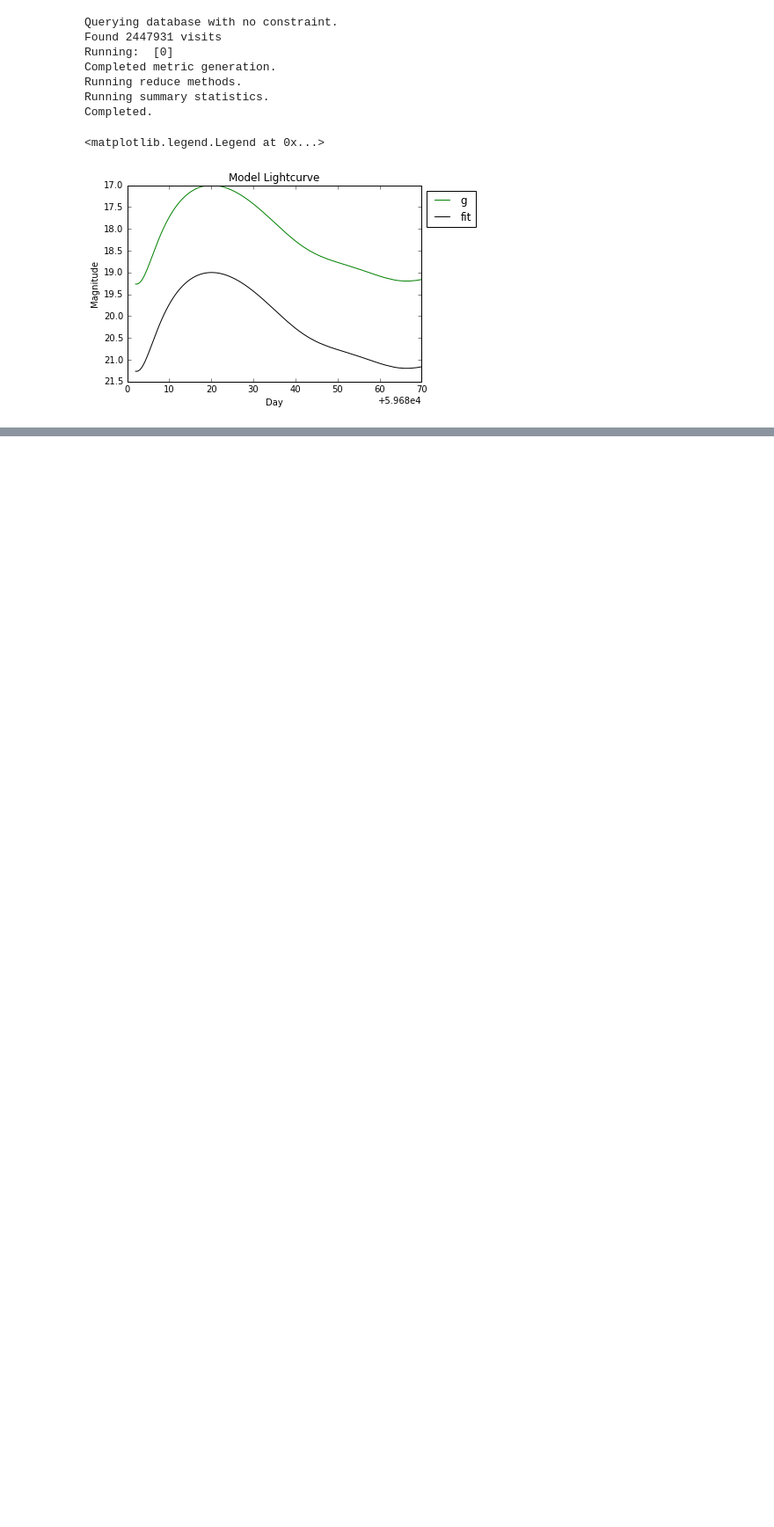
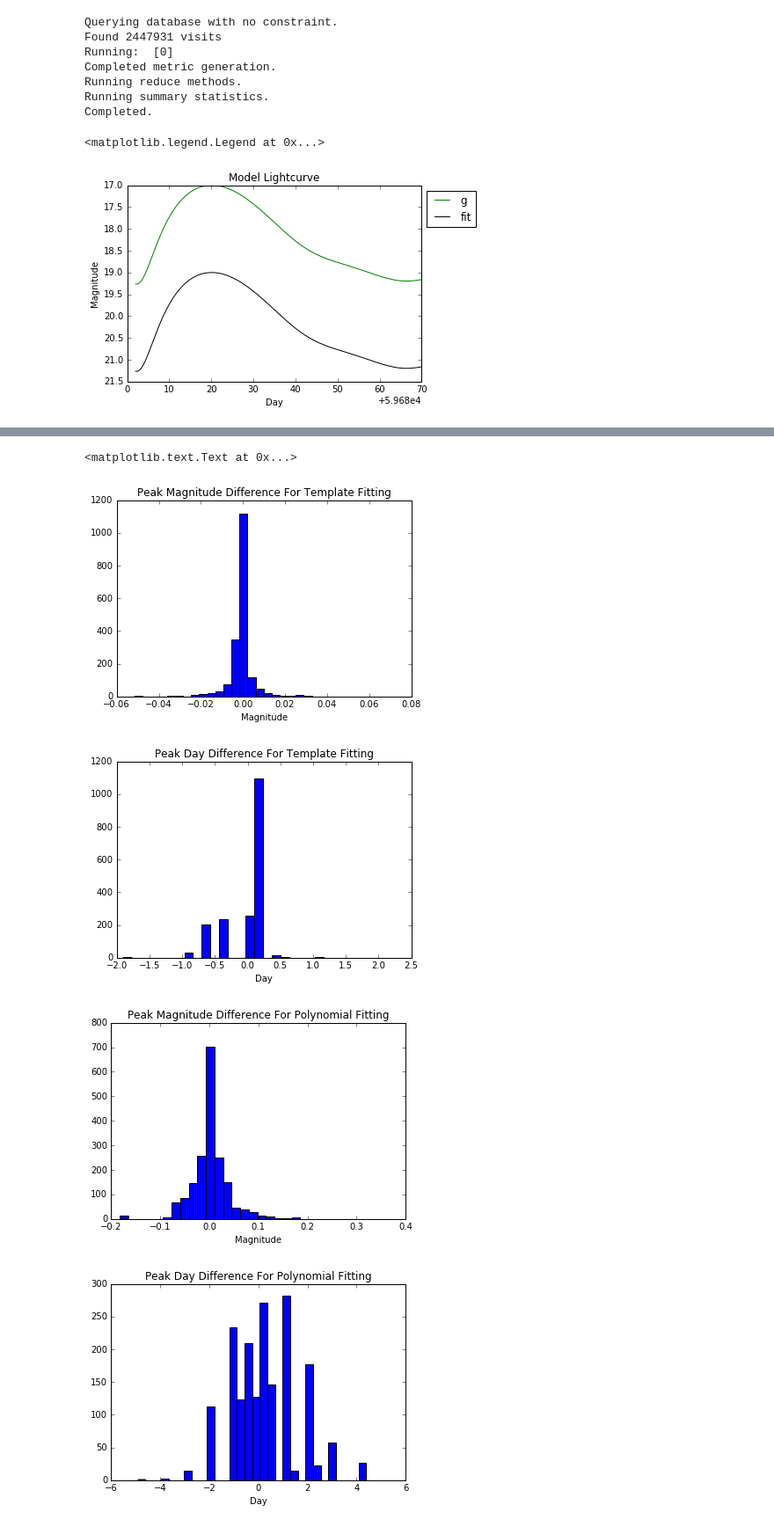
Before and after one commit to hbowden3/LSST_Supernova, a Jupyter notebook: Supernova Lightcurve Shift Testing.ipynb, the cells around one changed output, grey strips where cells are left out. Shown at 88% size. Cells and saved outputs as stored; diff of their text form; code cells hidden in the pictures; blank space fills up the shorter version.

```diff
--- a/Supernova Lightcurve Shift Testing.ipynb
+++ b/Supernova Lightcurve Shift Testing.ipynb
@@ -188,0 +195,3 @@ def func_per_filter(f):
+# %%
+def func2(x, a, b, c, x0):
+    return a*(x-x0)**2 + b*(x-x0) + c
@@ -236,22 +267,28 @@ def create_curve(f, ra, dec, peakday, peakmag, opsim_fmatch2, template_fmatch2,
 # %%
-def resampled_peak_magnitude(ra, dec, f, template_fmatch2, xdata, popt):
+def resampled_peak_magnitude(ra, dec, f, template_fmatch2, xdata, popt, popt2):
 
-    peak_magnitude_difference = template_fmatch2['mag'].min() - func_per_filter(f)(xdata, *popt).min()
+    peak_magnitude_difference_shift = template_fmatch2['mag'].min() - func_per_filter(f)(xdata, *popt).min()
 
-    return [ra, dec, f, peak_magnitude_difference]
+    peak_magnitude_difference_poly = template_fmatch2['mag'].min() - func2(xdata, *popt2).min()
+
+    return [ra, dec, f, peak_magnitude_difference_shift, peak_magnitude_difference_poly]
 # %%
-def resampled_peak_day(ra, dec, f, template_fmatch2, xdata, popt):
+def resampled_peak_day(ra, dec, f, template_fmatch2, xdata, popt, popt2):
 
     actual_peak_day = template_fmatch2['day'][template_fmatch2['mag'].argmin()]
-    fitted_peak_day = func_per_filter(f)(xdata, *popt).argmin() + xdata.min()
-    peak_day_difference = actual_peak_day - fitted_peak_day
 
-    return [ra, dec, f, peak_day_difference]
+    fitted_peak_day_shift = func_per_filter(f)(xdata, *popt).argmin() + xdata.min()
+    peak_day_difference_shift = actual_peak_day - fitted_peak_day_shift
+
+    fitted_peak_day_poly = func2(xdata, *popt2).argmin() + xdata.min()
+    peak_day_difference_poly = actual_peak_day - fitted_peak_day_poly
+
+    return [ra, dec, f, peak_day_difference_shift, peak_day_difference_poly]
 # %%
 def create_peak_difference_table(peak):
 
-    peak_difference = Table(names=('ra', 'dec', 'filter', peak),
-                                dtype=('float', 'float', 'string', 'float'))
+    peak_difference = Table(names=('ra', 'dec', 'filter', peak + ' 1', peak + ' 2'),
+                                dtype=('float', 'float', 'string', 'float', 'float'))
     return peak_difference
 # %%
 survey = createdict_for_mjd_filter_depth(bundle)
@@ -343,0 +431,23 @@ plt.xlabel('Day')
+# %%
+plt.figure()
+plt.hist(peak_mag_difference_template['peak magnitude difference 1'], bins = 30)
+plt.title('Peak Magnitude Difference For Template Fitting')
+plt.xlabel('Magnitude')
+plt.figure()
+plt.hist(peak_day_difference_template['peak day difference 1'], bins = 30)
+plt.title('Peak Day Difference For Template Fitting')
+plt.xlabel('Day')
+plt.figure()
+plt.hist(peak_mag_difference_poly['peak magnitude difference 2'], bins = 30)
+plt.title('Peak Magnitude Difference For Polynomial Fitting')
+plt.xlabel('Magnitude')
+plt.figure()
+plt.hist(peak_day_difference_poly['peak day difference 2'], bins = 30)
+plt.title('Peak Day Difference For Polynomial Fitting')
+plt.xlabel('Day')
+# %% [output]
+<matplotlib.text.Text at 0x...>
+[figure, added]
+[figure, added]
+[figure, added]
+[figure, added]
```
Also changed, not shown: parts of 9 cells of this notebook.
